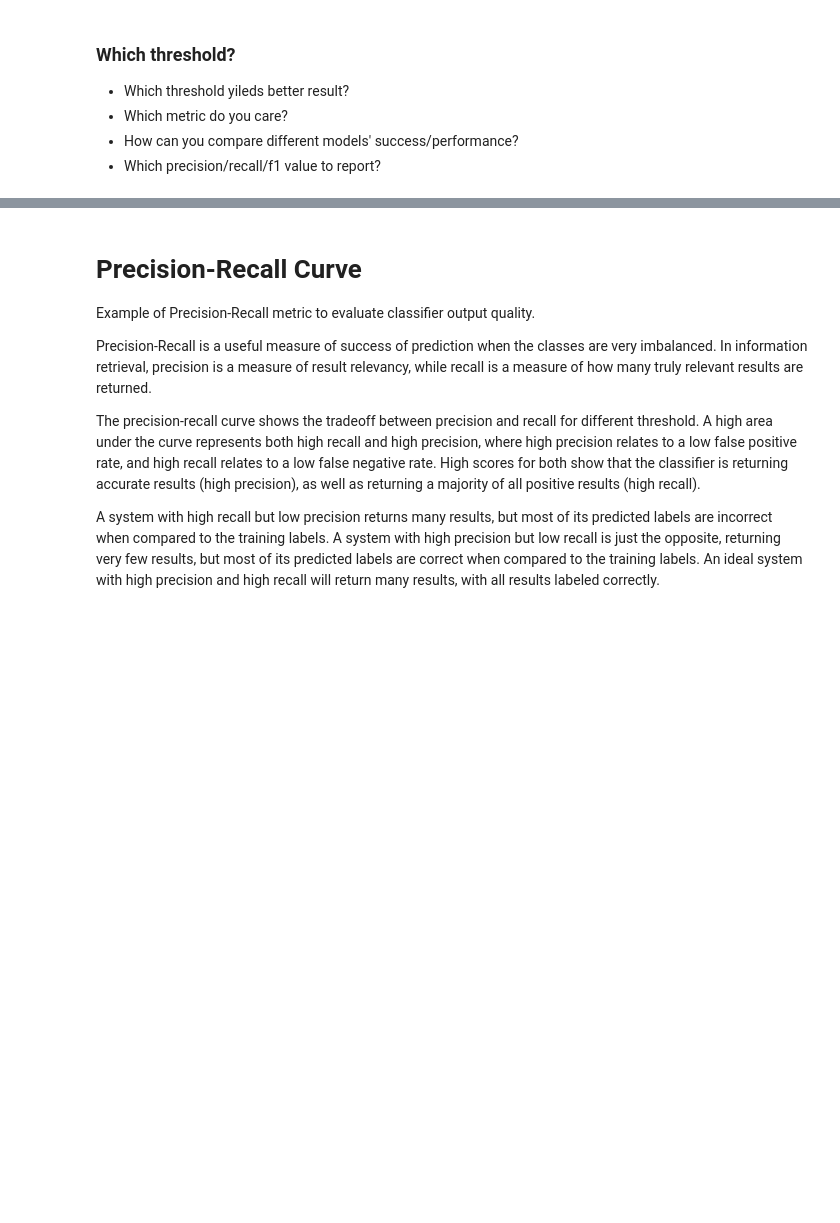
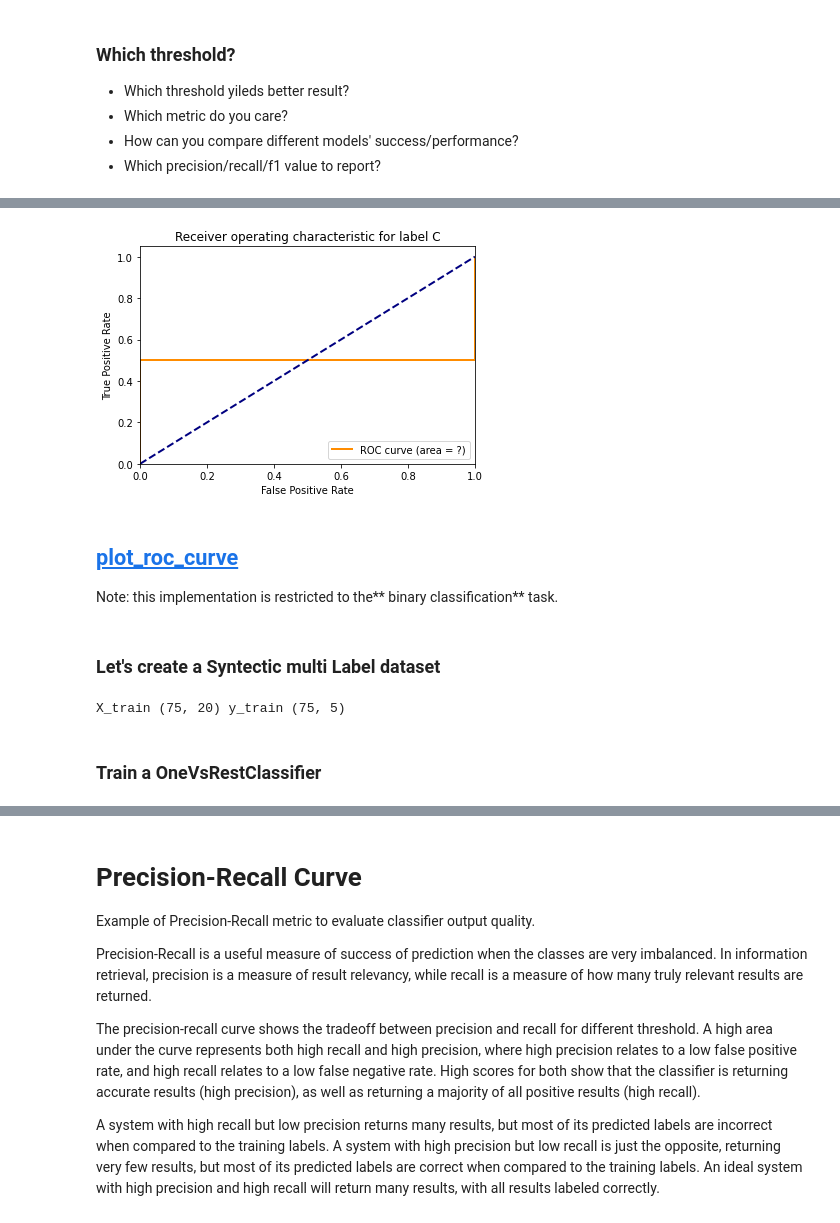
Before and after one commit to kmkarakaya/Deep-Learning-Tutorials, a Jupyter notebook: Multi_Label_Model_Evaulation.ipynb, the cells around one changed output, grey strips where cells are left out. Saved outputs shown, nothing was run; the diff lists cells and outputs as text; code cells hidden in the pictures; blank space fills up the shorter version.

```diff
--- a/Multi_Label_Model_Evaulation.ipynb
+++ b/Multi_Label_Model_Evaulation.ipynb
@@ -577,0 +653,7 @@ weighted avg       0.67      0.50      0.56         6
+# %%
+#@title Let's select first label as a binary classification:
+selectedLabel=2 #@param {type:"integer"}
+# %%
+print("y_true\n", y_true)
+y_binary = y_true[:,selectedLabel]
+print("y_binary\n", y_binary)
@@ -577,0 +667,3 @@ weighted avg       0.67      0.50      0.56         6
+# %%
+y_binary_scores = y_scores[:,selectedLabel]
+print("y_binary_scores\n", y_binary_scores)
@@ -577,0 +675,5 @@ weighted avg       0.67      0.50      0.56         6
+# %%
+from sklearn.metrics import roc_curve
+
+fpr, tpr, thresholds = roc_curve(y_binary, y_binary_scores)
+print("selected label {}\nfpr {} \ntpr {} \nthresholds {}".format(label_names[selectedLabel], fpr, tpr, thresholds))
@@ -577,0 +687,38 @@ weighted avg       0.67      0.50      0.56         6
+# %%
+import matplotlib.pyplot as plt
+plt.figure()
+lw = 2
+plt.plot(fpr, tpr, color='darkorange',
+         lw=lw, label='ROC curve (area = ?)' )
+plt.plot([0, 1], [0, 1], color='navy', lw=lw, linestyle='--')
+plt.xlim([0.0, 1.0])
+plt.ylim([0.0, 1.05])
+plt.xlabel('False Positive Rate')
+plt.ylabel('True Positive Rate')
+plt.title('Receiver operating characteristic for {}'.format(label_names[selectedLabel]))
+plt.legend(loc="lower right")
+plt.show()
+# %% [output]
+[figure, added]
+# %% [markdown]
+## [plot_roc_curve](https://scikit-learn.org/stable/modules/generated/sklearn.metrics.plot_roc_curve.html?highlight=roc_curve#sklearn-metrics-plot-roc-curve)
+
+Note: this implementation is restricted to the** binary classification** task.
+# %% [markdown]
+### Let's create a Syntectic multi Label dataset
+# %%
+from sklearn import datasets
+from sklearn.multiclass import OneVsRestClassifier
+from sklearn.linear_model import LogisticRegression
+from sklearn.model_selection import train_test_split
+from sklearn.datasets import make_multilabel_classification
+from sklearn.metrics import plot_roc_curve
+
+X, y = make_multilabel_classification(n_classes=5, n_labels=3, allow_unlabeled=False, random_state=1)
+X_train, X_test, y_train, y_test = train_test_split(X,y)
+
+print("X_train {} y_train {} ".format(X_train.shape,y_train.shape))
+# %% [output]
+X_train (75, 20) y_train (75, 5)
+# %% [markdown]
+### Train a OneVsRestClassifier
```
Also changed, not shown: parts of 33 cells of this notebook.
